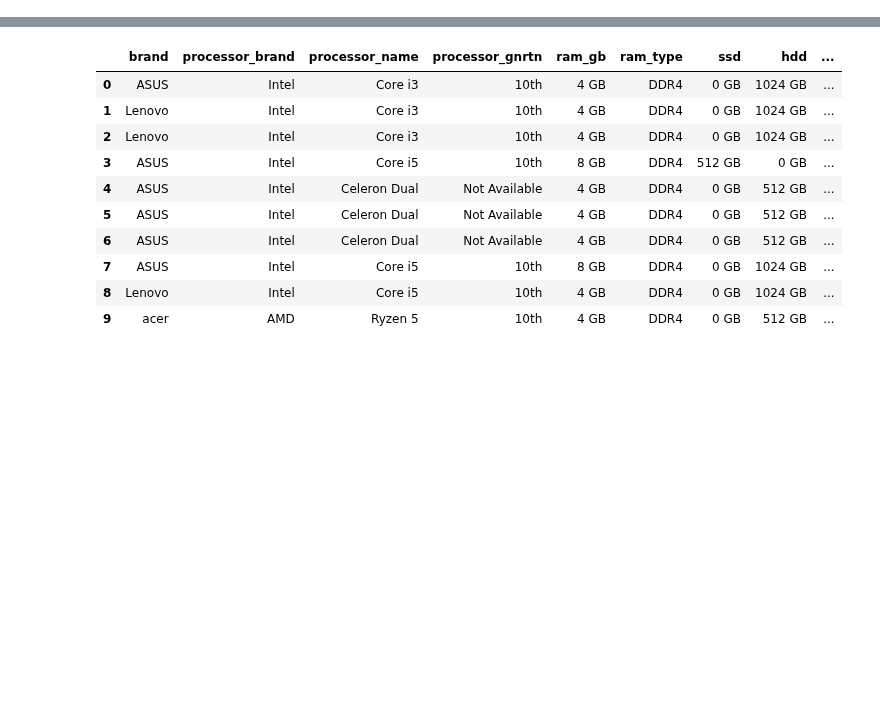
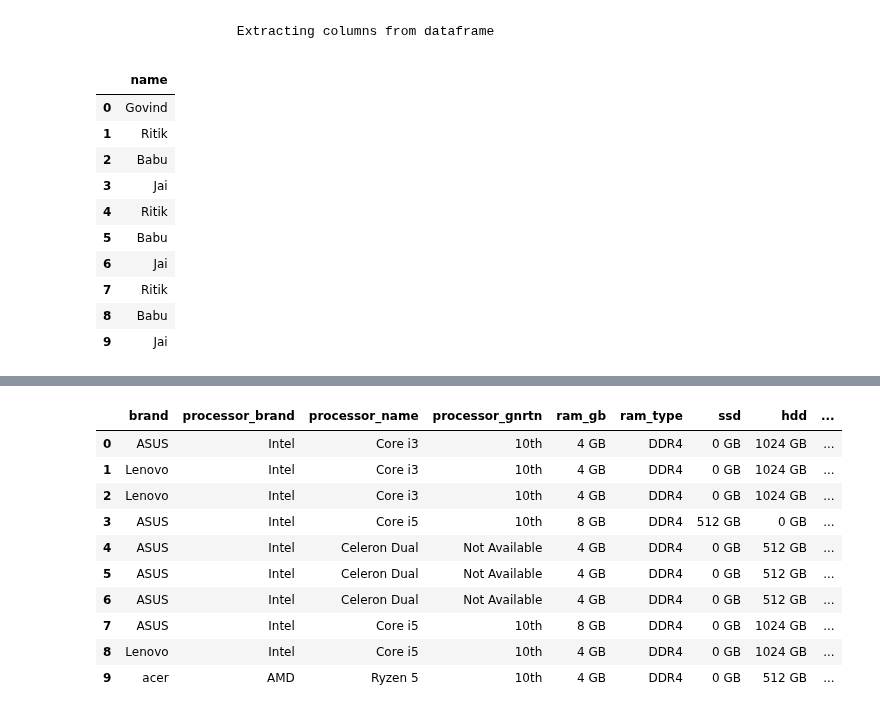
Before and after one commit to Govind-kumawat2002/Python_Library, a Jupyter notebook: moduls/for_liet/pandas.ipynb, the cells around one changed output, grey strips where cells are left out. Cells and saved outputs as stored; diff of their text form; code cells hidden in the pictures; blank space fills up the shorter version.

```diff
--- a/moduls/for_liet/pandas.ipynb
+++ b/moduls/for_liet/pandas.ipynb
@@ -15,0 +45,16 @@ pd.DataFrame(create_datafram)
+# %% [markdown]
+                    Extracting columns from dataframe
+# %%
+collage_df[['name']]
+# %% [output]
+|  | name |
+| 0 | Govind |
+| 1 | Ritik |
+| 2 | Babu |
+| 3 | Jai |
+| 4 | Ritik |
+| 5 | Babu |
+| 6 | Jai |
+| 7 | Ritik |
+| 8 | Babu |
+| 9 | Jai |
```
Also changed, not shown: parts of 12 cells of this notebook.
